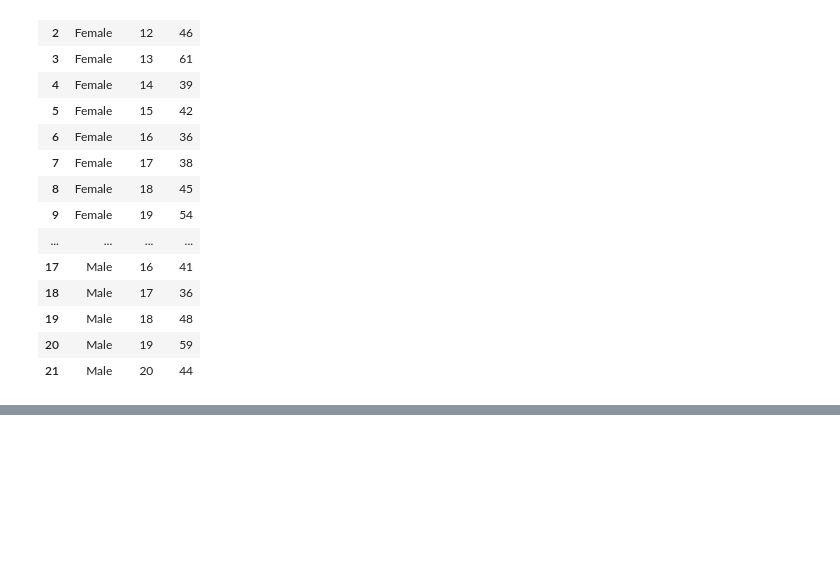
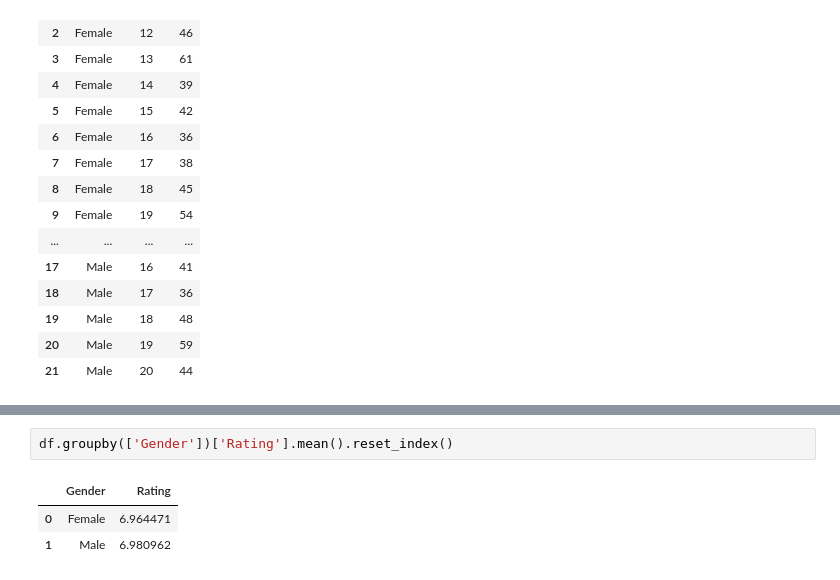
Before and after one commit to isoori/Supermarket-sales, a Jupyter notebook: Untitled.ipynb, the cells around one changed output, grey strips where cells are left out. Drawn from its saved outputs; the diff is of its cells as text; blank space fills up the shorter version.

```diff
--- a/Untitled.ipynb
+++ b/Untitled.ipynb
@@ -185,0 +190,6 @@ df.groupby(['Gender','Hour'])['Total'].count().reset_index()
+# %%
+df.groupby(['Gender'])['Rating'].mean().reset_index()
+# %% [output]
+|  | Gender | Rating |
+| 0 | Female | 6.964471 |
+| 1 | Male | 6.980962 |
```
Also changed, not shown: parts of 3 cells of this notebook.
